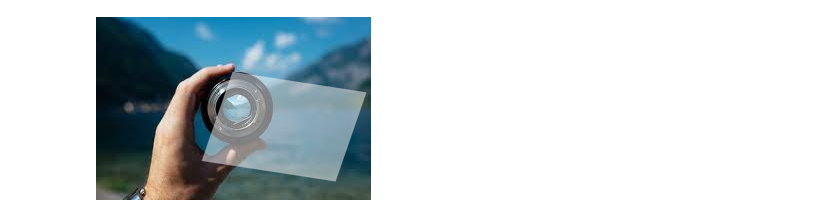
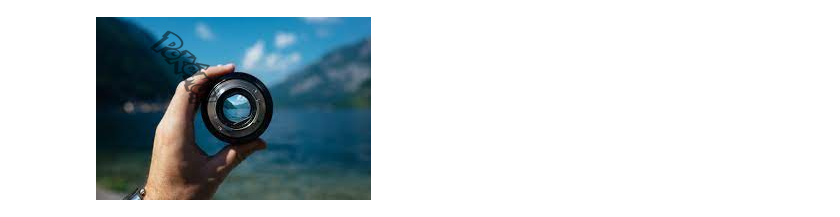
Before and after one commit to tomcioslav/watermark, a Jupyter notebook: notebooks/add_watermark.ipynb, the cells around one changed output. Saved outputs shown, nothing was run; the diff lists cells and outputs as text; code cells hidden in the pictures.

```diff
--- a/notebooks/add_watermark.ipynb
+++ b/notebooks/add_watermark.ipynb
@@ -13,11 +11,19 @@ from watermark.watermark import RectangleWatermark, TextWatermark, LogoWatermark
 images = [Image.open(path).convert("RGBA") for path in config.paths.EXTERNAL.glob("*")]
 logo_paths = list(config.paths.LOGOS.glob("*"))
 # %%
-text_watermark=TextWatermark("Asia",5,125,randomize=True)
-adidas_watermark=LogoWatermark(logo_path=logo_paths[0], percentage_size=20,intensity=125,randomize=True)
-rectangle_watermark=RectangleWatermark(25,25,25,25,125,randomize=True)
-digitalcloud_watermark=LogoWatermark(logo_path=config.paths.LOGOS/"digitalcloud.png", percentage_size=20,intensity=125,randomize=True)
+text_watermark = TextWatermark("Asia", 5, 125, randomize=True)
+rectangle_watermark = RectangleWatermark(25, 25, 25, 25, 125, randomize=True)
+logos_watermarks = [
+    LogoWatermark(
+        logo_path=logo_path,
+        percentage_size=20,
+        intensity=125,
+        randomize=True,
+        watermark_mode=schemas.LogoWatermarkModes.dark,
+    )
+    for logo_path in logo_paths
+]
 # %%
-rectangle_watermark.add_to_image(image=images[0])
+logos_watermarks[11](image=images[0])
 # %% [output]
-[figure, old version]
+[figure, new version]
```
Also changed, not shown: parts of 5 cells of this notebook, 20 other files.
